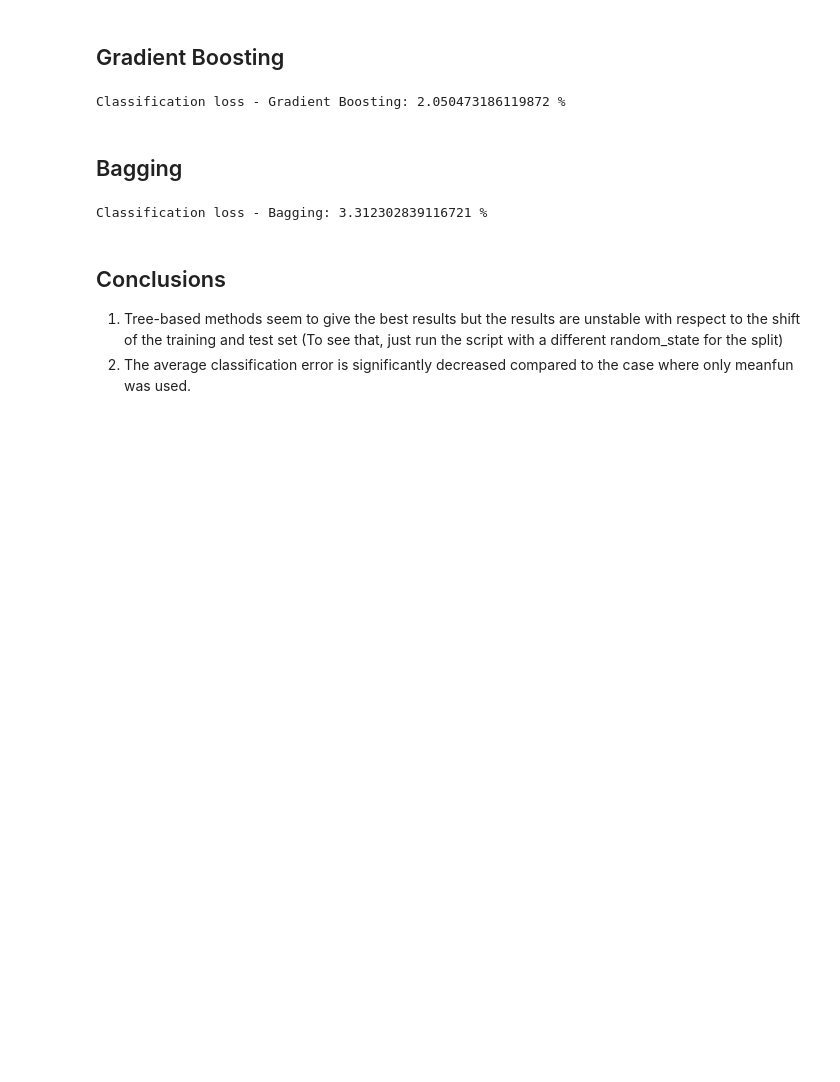
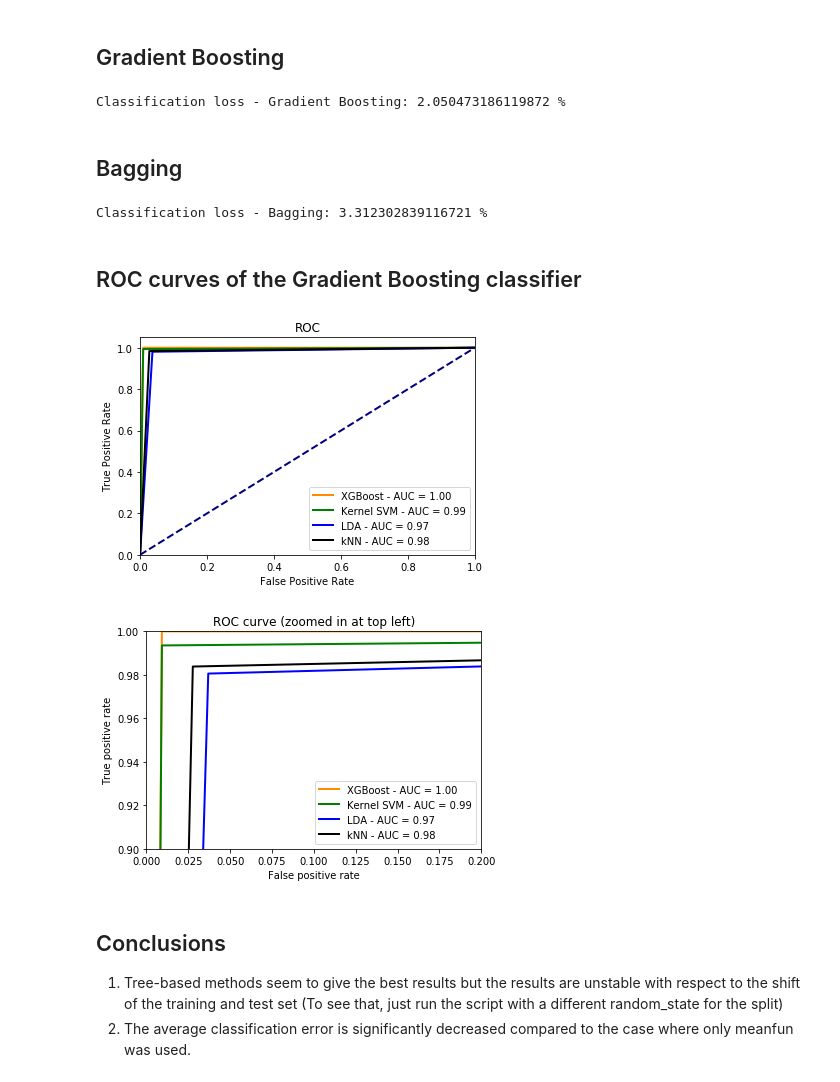
Before and after one commit to AdriBesson/Statistical_learning_course, a Jupyter notebook: project/Gender recognition by voice - Classification with 80-20 split.ipynb, the cells around one changed output. Saved outputs shown, nothing was run; the diff lists cells and outputs as text; code cells hidden in the pictures; blank space fills up the shorter version.

Commit message:
Add feature importance and ROC curves

```diff
--- a/project/Gender recognition by voice - Classification with 80-20 split.ipynb
+++ b/project/Gender recognition by voice - Classification with 80-20 split.ipynb
@@ -45,7 +46,7 @@ features_train, features_test, labels_train, labels_test = model_selection.train
 # %%
 # k-NN classification
 param_grid = [
-  {'n_neighbors': np.arange(1, 20, 1), 'weights':['distance', 'uniform']}
+  {'n_neighbors': np.arange(1, 20, 1)}
 ]
 knn_grid = model_selection.GridSearchCV(estimator=neighbors.KNeighborsClassifier(), cv=10, param_grid=param_grid, n_jobs=-1)
 knn_grid.fit(X=features_train, y=labels_train)
@@ -194,6 +246,65 @@ score_bag = bagging_grid.score(X=features_test, y=labels_test)
 print('Classification loss - Bagging: {0} %'.format((1-score_bag)*100))
 # %% [output]
 Classification loss - Bagging: 3.312302839116721 %
+# %% [markdown]
+## ROC curves of the Gradient Boosting classifier
+# %%
+# Gradient boosting classifier
+fpr, tpr, thresh = metrics.roc_curve(y_true=labels_test, y_score=g_boost_grid.best_estimator_.predict(X=features_test))
+auc = metrics.auc(fpr, tpr)
+
+# Kernel SVM
+fpr_svm, tpr_svm, thresh = metrics.roc_curve(y_true=labels_test, y_score=class_svm_grid.best_estimator_.predict(X=features_test))
+auc_svm = metrics.auc(fpr_svm, tpr_svm)
+
+# LDA
+fpr_lda, tpr_lda, thresh = metrics.roc_curve(y_true=labels_test, y_score=lda_class.predict(X=features_test))
+auc_lda = metrics.auc(fpr_lda, tpr_lda)
+
+# kNN
+fpr_knn, tpr_knn, thresh = metrics.roc_curve(y_true=labels_test, y_score=knn_grid.best_estimator_.predict(X=features_test))
+auc_knn = metrics.auc(fpr_knn, tpr_knn)
+
+plt.figure(1)
+lw = 2
+plt.plot(fpr, tpr, color='darkorange',
+         lw=lw, label='XGBoost - AUC = %0.2f' % auc)
+plt.plot(fpr_svm, tpr_svm, color='green',
+         lw=lw, label='Kernel SVM - AUC = %0.2f' % auc_svm)
+plt.plot(fpr_lda, tpr_lda, color='blue',
+         lw=lw, label='LDA - AUC = %0.2f' % auc_lda)
+plt.plot(fpr_knn, tpr_knn, color='black',
+         lw=lw, label='kNN - AUC = %0.2f' % auc_knn)
+plt.plot([0, 1], [0, 1], color='navy', lw=lw, linestyle='--')
+plt.xlim([0.0, 1.0])
+plt.ylim([0.0, 1.05])
+plt.xlabel('False Positive Rate')
+plt.ylabel('True Positive Rate')
+plt.title('ROC')
+plt.legend(loc='lower right')
+plt.show()
+
+plt.figure(2)
+lw = 2
+plt.plot(fpr, tpr, color='darkorange',
+         lw=lw, label='XGBoost - AUC = %0.2f' % auc)
+plt.plot(fpr_svm, tpr_svm, color='green',
+         lw=lw, label='Kernel SVM - AUC = %0.2f' % auc_svm)
+plt.plot(fpr_lda, tpr_lda, color='blue',
+         lw=lw, label='LDA - AUC = %0.2f' % auc_lda)
+plt.plot(fpr_knn, tpr_knn, color='black',
+         lw=lw, label='kNN - AUC = %0.2f' % auc_knn)
+plt.plot([0, 1], [0, 1], color='navy', lw=lw, linestyle='--')
+plt.xlim(0, 0.2)
+plt.ylim(0.9, 1)
+plt.xlabel('False positive rate')
+plt.ylabel('True positive rate')
+plt.title('ROC curve (zoomed in at top left)')
+plt.legend(loc='lower right')
+plt.show()
+# %% [output]
+[figure, added]
+[figure, added]
 # %% [markdown]
 ## Conclusions
  1. Tree-based methods seem to give the best results but the results are unstable with respect to the shift of the training and test set (To see that, just run the script with a different random_state for the split)
```
Also changed, not shown: parts of 6 cells of this notebook.
